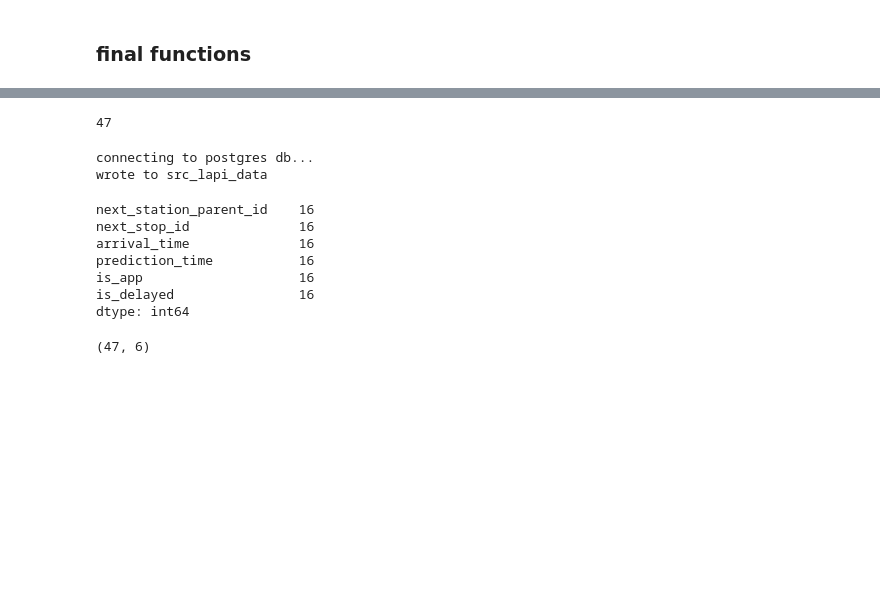
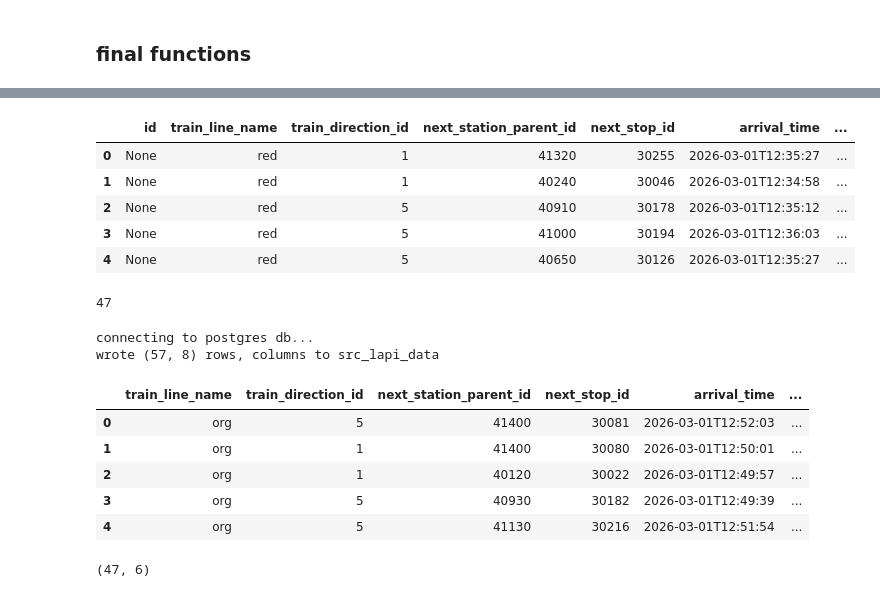
Before and after one commit to lreed2450/CTA_LED_Map_project, a Jupyter notebook: initial_exploration.ipynb, the cells around one changed output, grey strips where cells are left out. Cells and saved outputs as stored; diff of their text form; code cells hidden in the pictures; blank space fills up the shorter version.

```diff
--- a/initial_exploration.ipynb
+++ b/initial_exploration.ipynb
@@ -401,3 +543,12 @@ first_half_df.head()
+# %%
+first_half_copy_df.head()
+# %% [output]
+|  | id | train_line_name | train_direction_id | next_station_parent_id | next_stop_id | arrival_time | ... |
+| 0 | None | red | 1 | 41320 | 30255 | 2026-03-01T12:35:27 | ... |
+| 1 | None | red | 1 | 40240 | 30046 | 2026-03-01T12:34:58 | ... |
+| 2 | None | red | 5 | 40910 | 30178 | 2026-03-01T12:35:12 | ... |
+| 3 | None | red | 5 | 41000 | 30194 | 2026-03-01T12:36:03 | ... |
+| 4 | None | red | 5 | 40650 | 30126 | 2026-03-01T12:35:27 | ... |
 # %%
 first_half_df.to_sql(name='src_lapi_data', con=engine, schema='raw',
                      if_exists='replace')
@@ -405,23 +556,22 @@ first_half_df.to_sql(name='src_lapi_data', con=engine, schema='raw',
 47
 # %%
 write_df_to_pgdb(df=first_half_df, table='src_lapi_data',
-                 if_exists='replace', has_index=True)
+                 if_exists='append', has_index=False)
 # %% [output]
 connecting to postgres db...
-wrote to src_lapi_data
+wrote (57, 8) rows, columns to src_lapi_data
 # %%
 second_half_df = get_half_trns_lapi_call(is_first_half_rt_nms=False)
 # %%
 # second_half_df[second_half_df['next_stop_id'] == '40510']
-second_half_df.count()
+second_half_df.head()
 # %% [output]
-next_station_parent_id    16
-next_stop_id              16
-arrival_time              16
-prediction_time           16
-is_app                    16
-is_delayed                16
-dtype: int64
+|  | train_line_name | train_direction_id | next_station_parent_id | next_stop_id | arrival_time | ... |
+| 0 | org | 5 | 41400 | 30081 | 2026-03-01T12:52:03 | ... |
+| 1 | org | 1 | 41400 | 30080 | 2026-03-01T12:50:01 | ... |
+| 2 | org | 1 | 40120 | 30022 | 2026-03-01T12:49:57 | ... |
+| 3 | org | 5 | 40930 | 30182 | 2026-03-01T12:49:39 | ... |
+| 4 | org | 5 | 41130 | 30216 | 2026-03-01T12:51:54 | ... |
 # %%
 # first_half_df[first_half_df['next_station_parent_id'] == '40510']
 first_half_df.shape
```
Also changed, not shown: parts of 19 cells of this notebook, 3 other files.
